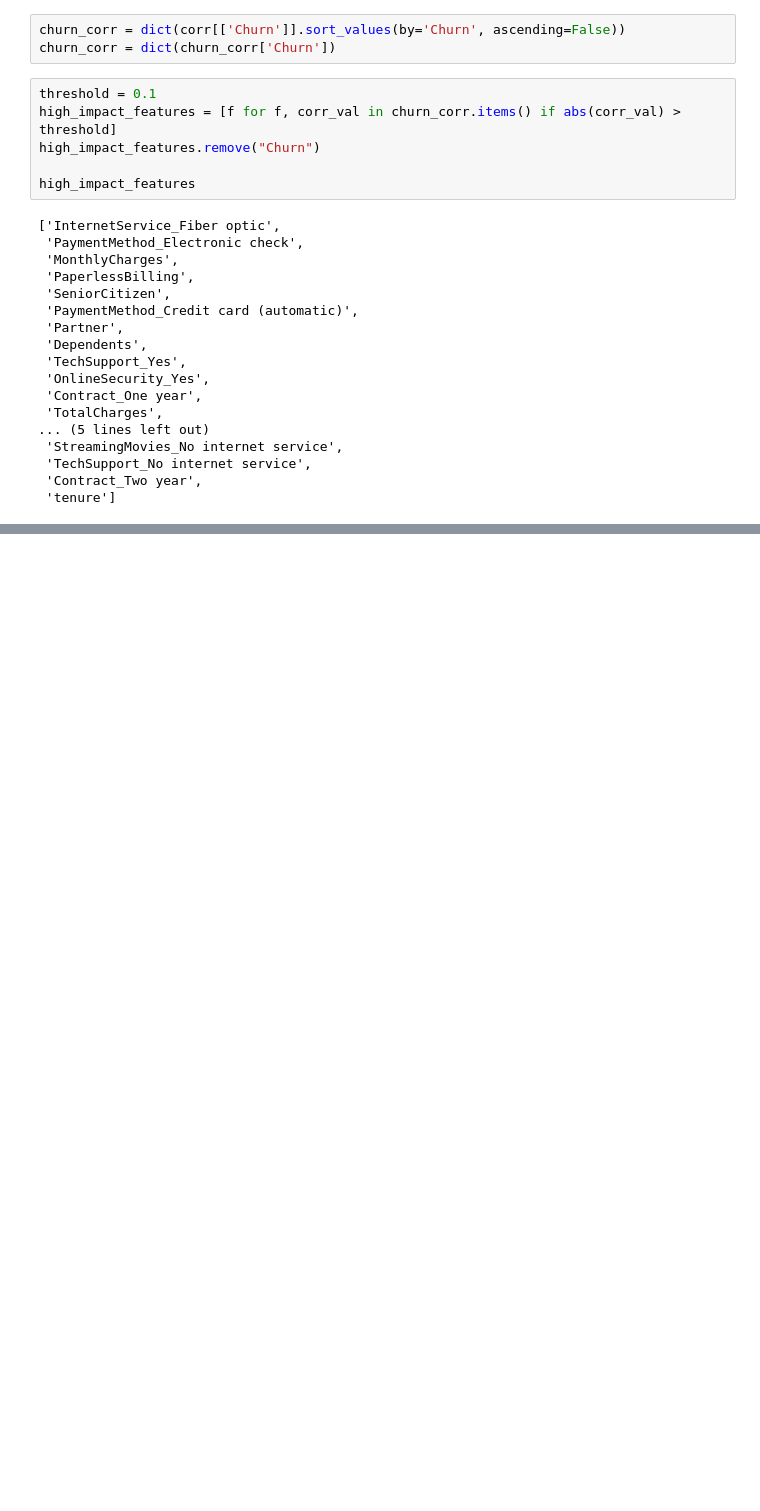
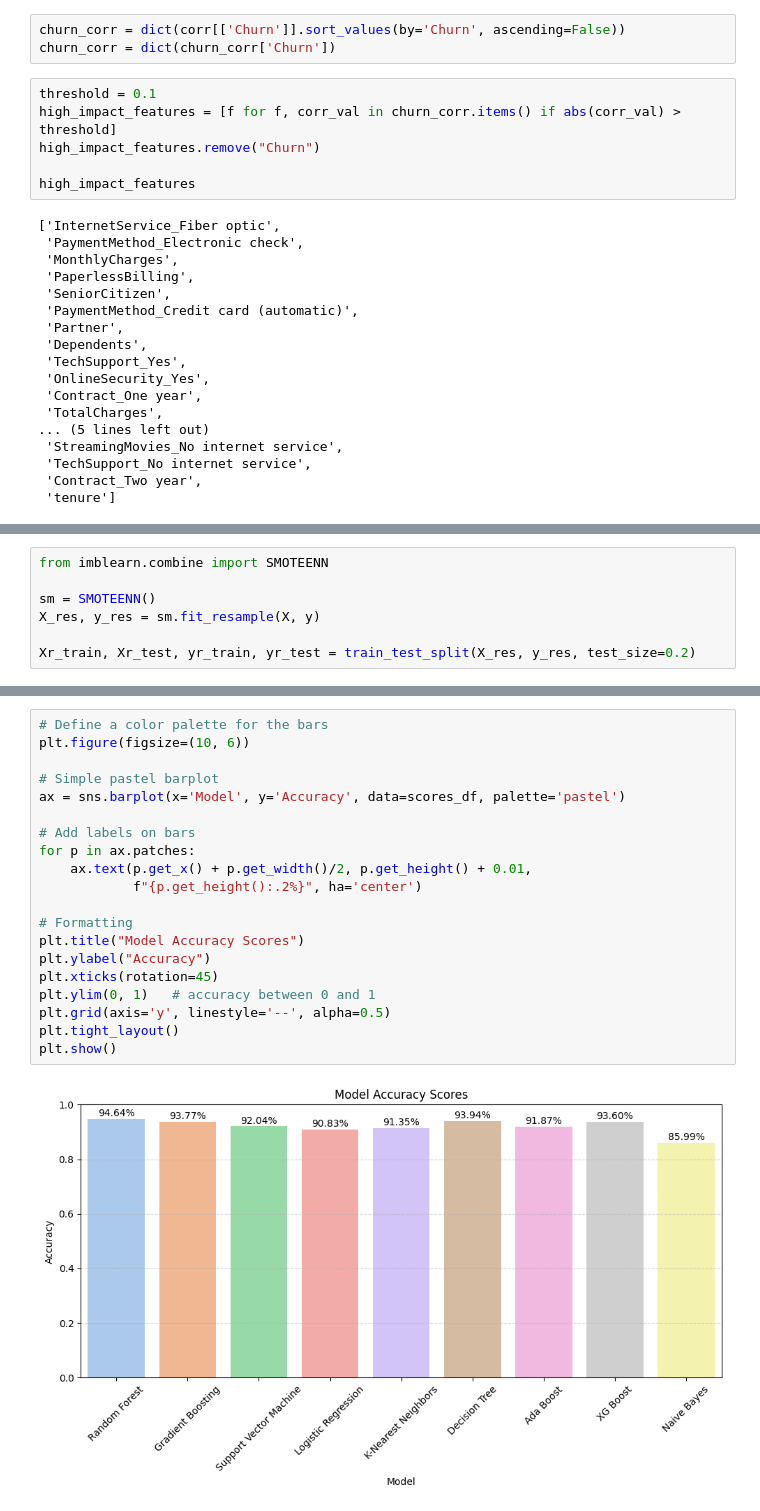
Before and after one commit to abhiii1801/Learning-AI-and-Machine-Leaning, a Jupyter notebook: cust-chrun.ipynb, the cells around one changed output, grey strips where cells are left out. Drawn from its saved outputs; the diff is of its cells as text; blank space fills up the shorter version.

```diff
--- a/cust-chrun.ipynb
+++ b/cust-chrun.ipynb
@@ -142,0 +338,7 @@ AttributeError: 'Series' object has no attribute 'columns'
+# %%
+from imblearn.combine import SMOTEENN
+
+sm = SMOTEENN()
+X_res, y_res = sm.fit_resample(X, y)
+
+Xr_train, Xr_test, yr_train, yr_test = train_test_split(X_res, y_res, test_size=0.2)
@@ -142,0 +440,22 @@ AttributeError: 'Series' object has no attribute 'columns'
+# %%
+# Define a color palette for the bars
+plt.figure(figsize=(10, 6))
+
+# Simple pastel barplot
+ax = sns.barplot(x='Model', y='Accuracy', data=scores_df, palette='pastel')
+
+# Add labels on bars
+for p in ax.patches:
+    ax.text(p.get_x() + p.get_width()/2, p.get_height() + 0.01,
+            f"{p.get_height():.2%}", ha='center')
+
+# Formatting
+plt.title("Model Accuracy Scores")
+plt.ylabel("Accuracy")
+plt.xticks(rotation=45)
+plt.ylim(0, 1)   # accuracy between 0 and 1
+plt.grid(axis='y', linestyle='--', alpha=0.5)
+plt.tight_layout()
+plt.show()
+# %% [output]
+[figure, added]
```
Also changed, not shown: parts of 9 cells of this notebook.
